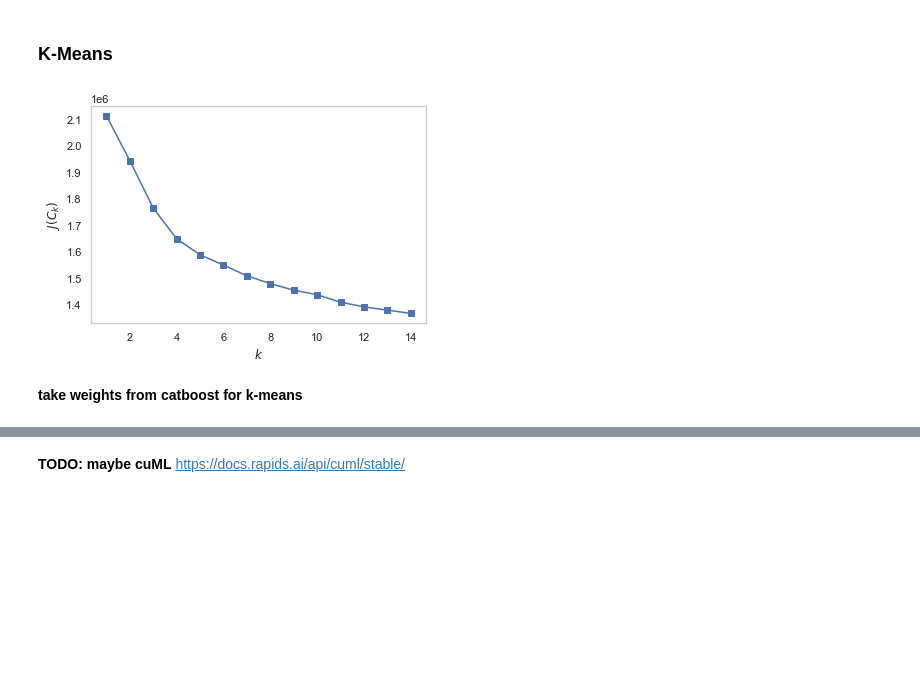
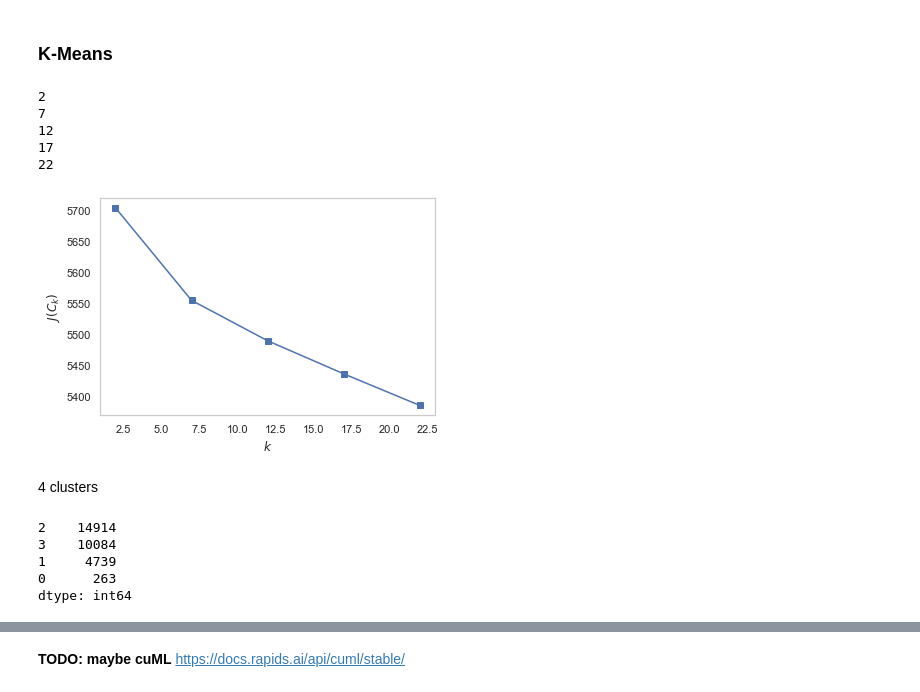
Before and after one commit to thxi/hse_embeddings, a Jupyter notebook: notebooks/EDA clusters.ipynb, the cells around one changed output, grey strips where cells are left out. Saved outputs shown, nothing was run; the diff lists cells and outputs as text; code cells hidden in the pictures; blank space fills up the shorter version.

```diff
--- a/notebooks/EDA clusters.ipynb
+++ b/notebooks/EDA clusters.ipynb
@@ -126,3 +141,6 @@ tmp
 | 202 | NaN | NaN | NaN | NaN | Снегоходы | 194 |
 | 203 | NaN | NaN | NaN | NaN | Мануальные терапевты | 201 |
 204 rows × 6 columns
+# %%
+tmp = tmp.sort_values('mean', ascending=False)
+tmp[:30]
@@ -494,14 +543,22 @@ from sklearn.cluster import KMeans
 # %%
 # 1 min 36 sec
 inertia = []
-for k in range(1, 15):
-    kmeans = KMeans(n_clusters=k, random_state=1).fit(X)
+ks = range(2, 23, 5)
+for k in ks:
+    print(k)
+    kmeans = KMeans(n_clusters=k, random_state=1).fit(X_scaled)
     inertia.append(np.sqrt(kmeans.inertia_))
+# %% [output]
+2
+7
+12
+17
+22
 # %%
-plt.plot(range(1, 15), inertia, marker='s');
+plt.plot(ks, inertia, marker='s');
 plt.xlabel('$k$')
 plt.ylabel('$J(C_k)$');
 # %% [output]
-[figure, old version]
+[figure, new version]
-# %% [markdown]
-**take weights from catboost for k-means**
+# %% [markdown]
+4 clusters
@@ -507,0 +567,8 @@ plt.ylabel('$J(C_k)$');
+# %%
+pd.Series(kmeans.labels_).value_counts()
+# %% [output]
+2    14914
+3    10084
+1     4739
+0      263
+dtype: int64
```
Also changed, not shown: parts of 38 cells of this notebook, 6 other files.
